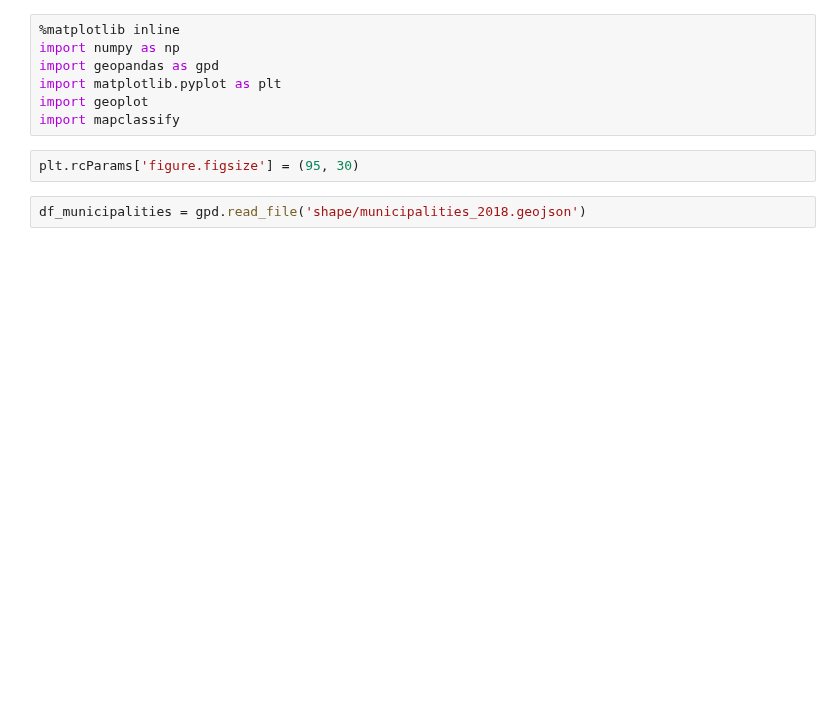
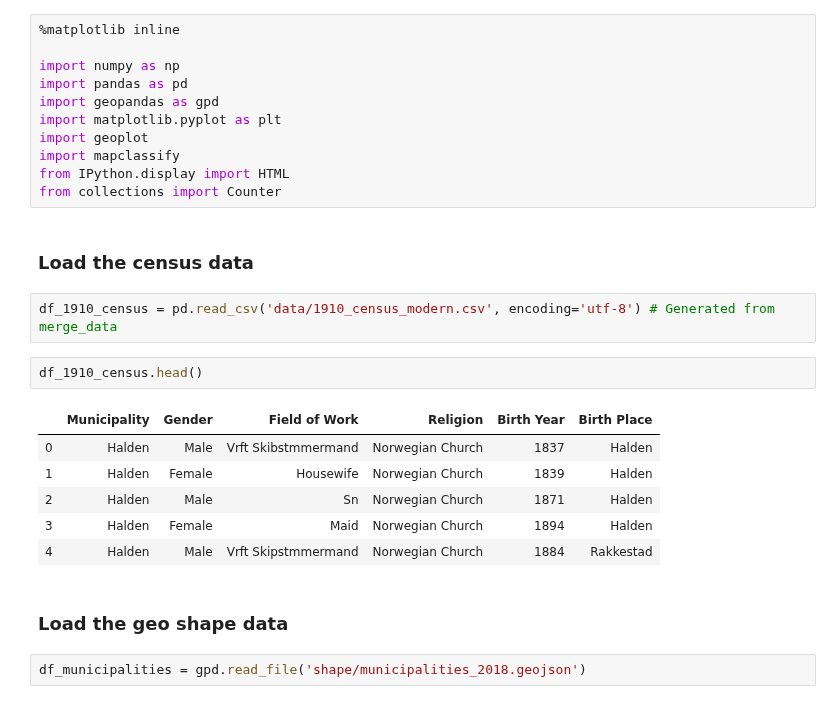
Before and after one commit to BerntA/NorwegianDemographics, a Jupyter notebook: src/geoplot_testing.ipynb, the cells around one changed output. Drawn from its saved outputs; the diff is of its cells as text; blank space fills up the shorter version.

```diff
--- a/src/geoplot_testing.ipynb
+++ b/src/geoplot_testing.ipynb
@@ -1,12 +1,29 @@
 # %%
 %matplotlib inline
+
 import numpy as np
+import pandas as pd
 import geopandas as gpd
 import matplotlib.pyplot as plt
 import geoplot
 import mapclassify
+from IPython.display import HTML
+from collections import Counter
-# %%
-plt.rcParams['figure.figsize'] = (95, 30)
+# %% [markdown]
+### Load the census data
+# %%
+df_1910_census = pd.read_csv('data/1910_census_modern.csv', encoding='utf-8') # Generated from merge_data
+# %%
+df_1910_census.head()
+# %% [output]
+|  | Municipality | Gender | Field of Work | Religion | Birth Year | Birth Place |
+| 0 | Halden | Male | Vrft Skibstmmermand | Norwegian Church | 1837 | Halden |
+| 1 | Halden | Female | Housewife | Norwegian Church | 1839 | Halden |
+| 2 | Halden | Male | Sn | Norwegian Church | 1871 | Halden |
+| 3 | Halden | Female | Maid | Norwegian Church | 1894 | Halden |
+| 4 | Halden | Male | Vrft Skipstmmermand | Norwegian Church | 1884 | Rakkestad |
+# %% [markdown]
+### Load the geo shape data
 # %%
 df_municipalities = gpd.read_file('shape/municipalities_2018.geojson')
 # %%
```
Also changed, not shown: parts of 10 cells of this notebook, 4 other files.
